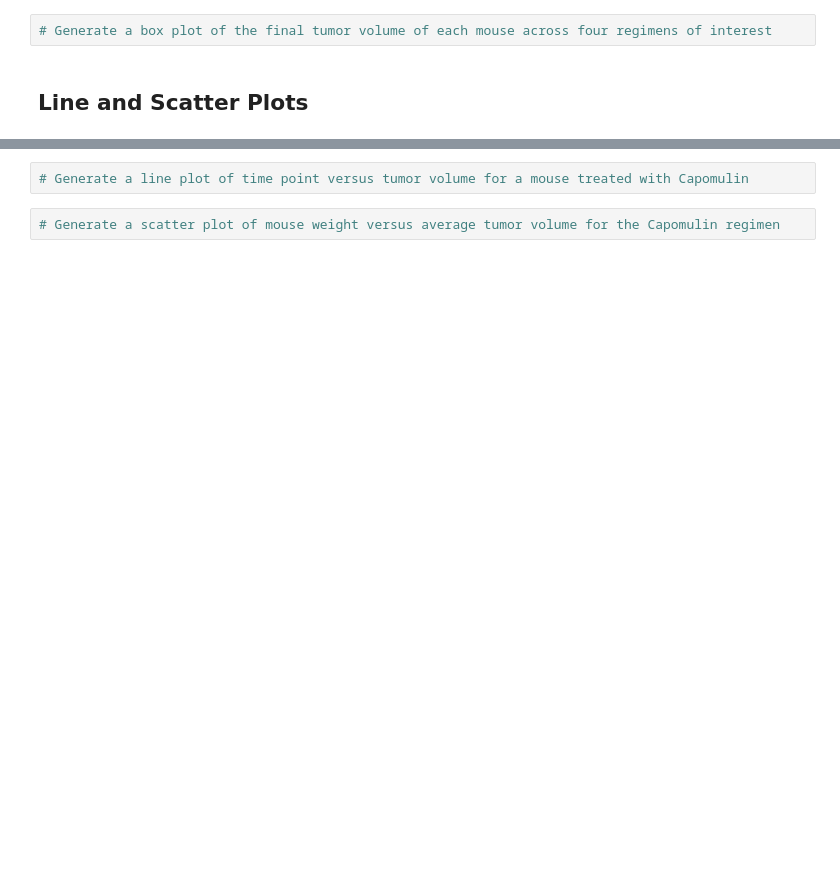
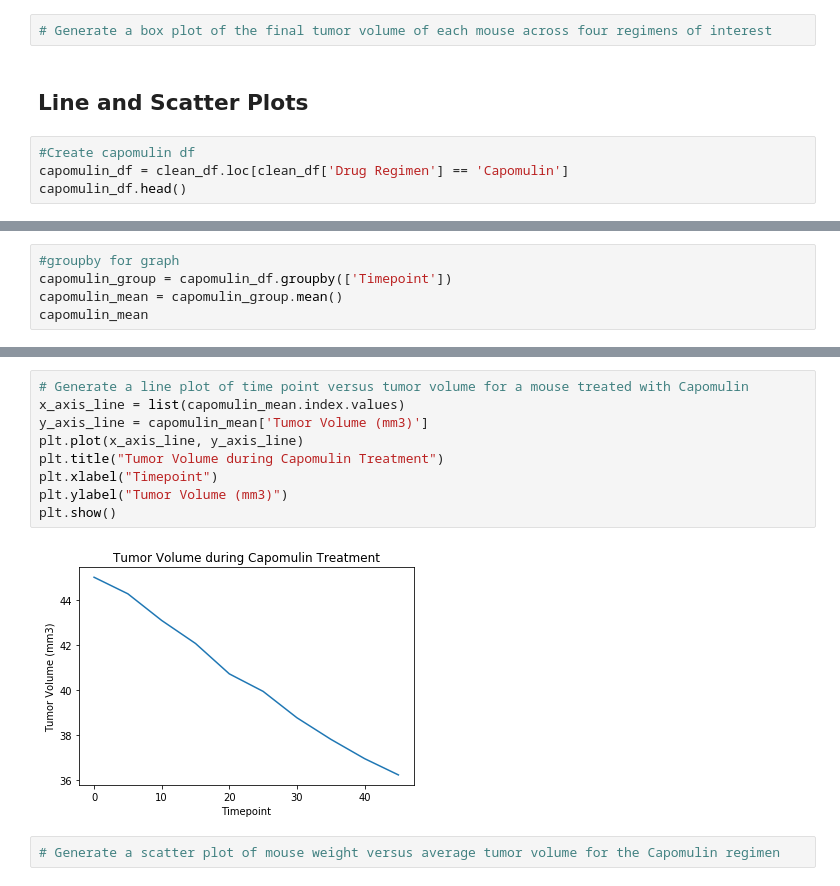
Before and after one commit to tanazimmer/Matplotlib-challenge, a Jupyter notebook: pymaceuticals.ipynb, the cells around one changed output, grey strips where cells are left out. Saved outputs shown, nothing was run; the diff lists cells and outputs as text; blank space fills up the shorter version.

Commit message:
scatter and line plots complete

```diff
--- a/pymaceuticals.ipynb
+++ b/pymaceuticals.ipynb
@@ -255,3 +300,7 @@ tumor_merge
 # Generate a box plot of the final tumor volume of each mouse across four regimens of interest
 # %% [markdown]
 ## Line and Scatter Plots
+# %%
+#Create capomulin df
+capomulin_df = clean_df.loc[clean_df['Drug Regimen'] == 'Capomulin']
+capomulin_df.head()
@@ -257,0 +314,5 @@ tumor_merge
+# %%
+#groupby for graph
+capomulin_group = capomulin_df.groupby(['Timepoint'])
+capomulin_mean = capomulin_group.mean()
+capomulin_mean
@@ -258,4 +332,13 @@ tumor_merge
 # %%
 # Generate a line plot of time point versus tumor volume for a mouse treated with Capomulin
+x_axis_line = list(capomulin_mean.index.values)
+y_axis_line = capomulin_mean['Tumor Volume (mm3)']
+plt.plot(x_axis_line, y_axis_line)
+plt.title("Tumor Volume during Capomulin Treatment")
+plt.xlabel("Timepoint")
+plt.ylabel("Tumor Volume (mm3)")
+plt.show()
+# %% [output]
+[figure, added]
 # %%
 # Generate a scatter plot of mouse weight versus average tumor volume for the Capomulin regimen
```
Also changed, not shown: parts of 8 cells of this notebook.
